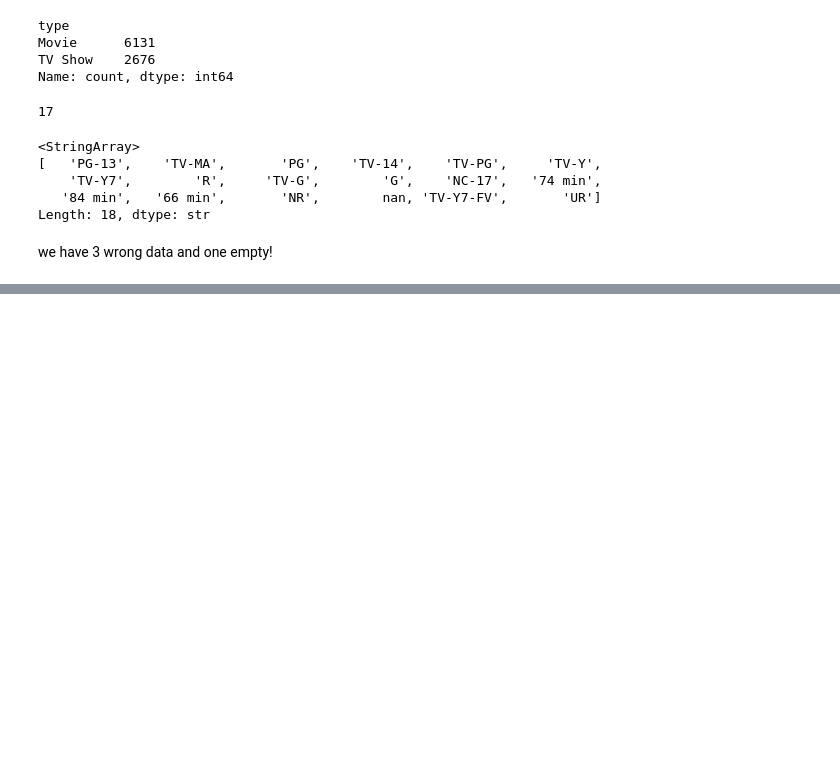
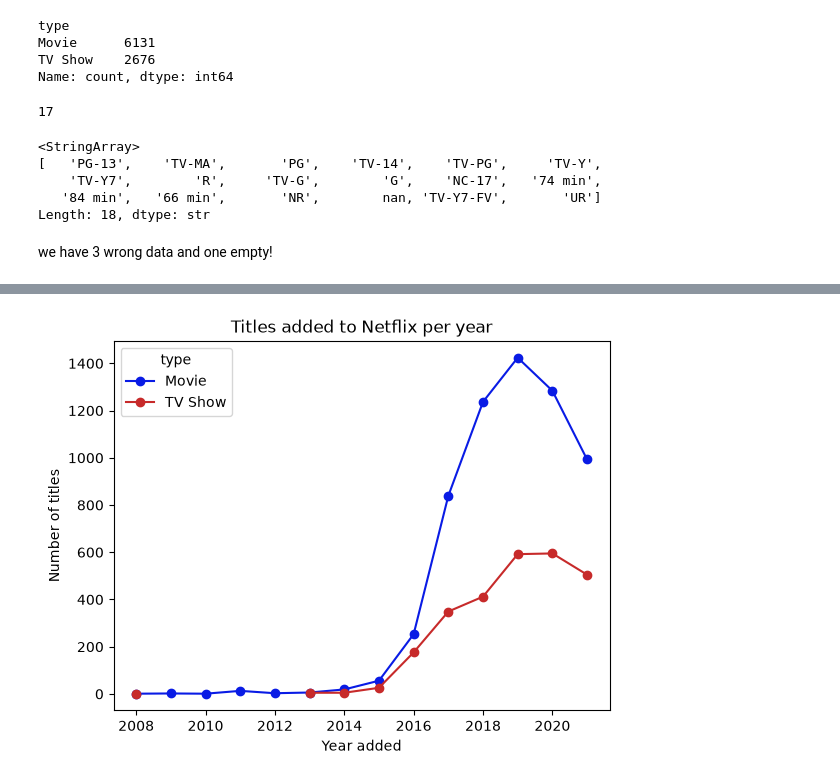
Before and after one commit to almaroshani/extra-exercises, a Jupyter notebook: netflix/Untitled.ipynb, the cells around one changed output, grey strips where cells are left out. Drawn from its saved outputs; the diff is of its cells as text; code cells hidden in the pictures; blank space fills up the shorter version.

```diff
--- a/netflix/Untitled.ipynb
+++ b/netflix/Untitled.ipynb
@@ -106,0 +122,2 @@ df[df["rating"].str.contains("min")]
+# %%
+df_clean["year_added"] = df_clean["date_added"].dt.year
@@ -106,0 +131,3 @@ df[df["rating"].str.contains("min")]
+# %%
+yearly = df_clean.groupby(["year_added", "type"]).size().unstack()
+yearly.tail(6)
@@ -106,0 +143,6 @@ df[df["rating"].str.contains("min")]
+# %%
+ax = yearly.plot(marker="o", color=["#091BE5", "#C72A2A"])
+ax.set(title="Titles added to Netflix per year", xlabel="Year added", ylabel="Number of titles")
+plt.show()
+# %% [output]
+[figure, added]
```
Also changed, not shown: parts of 6 cells of this notebook.
